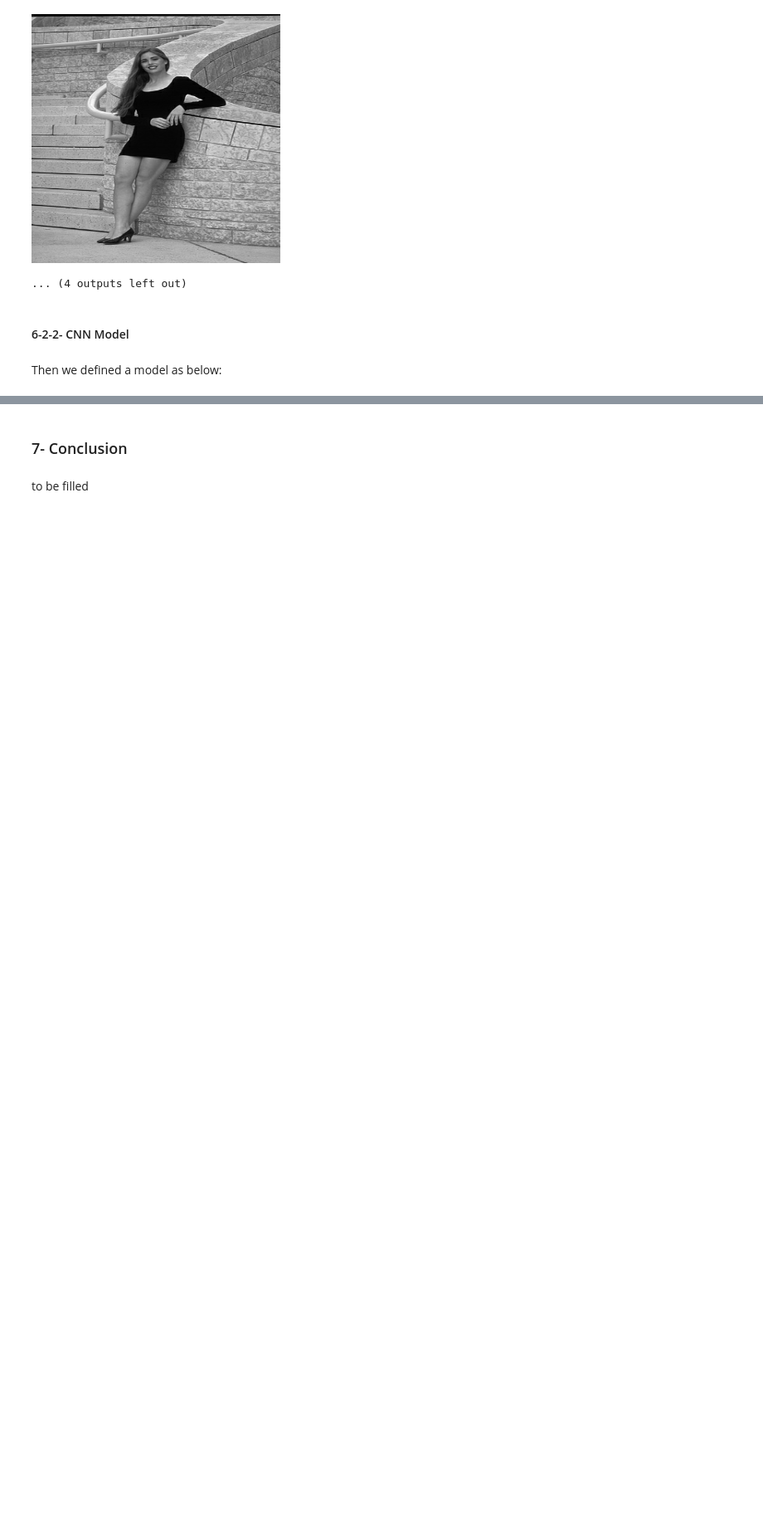
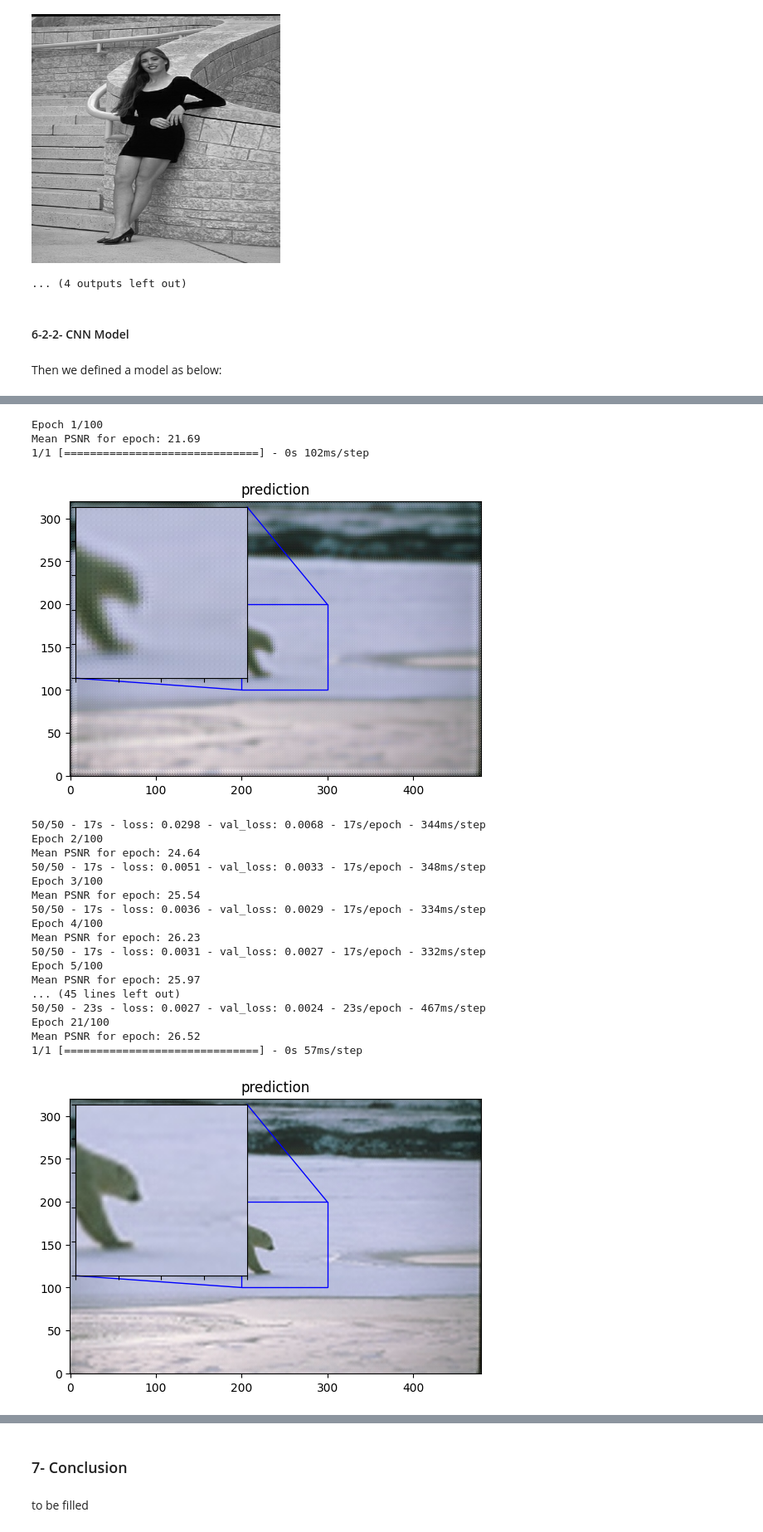
Before and after one commit to Kawians/DLIIMathProject, a Jupyter notebook: Report/DLIIReport.ipynb, the cells around one changed output, grey strips where cells are left out. Shown at 83% size. Saved outputs shown, nothing was run; the diff lists cells and outputs as text; code cells hidden in the pictures; blank space fills up the shorter version.

Commit message:
Finalizing Image Enhancement Explanations

```diff
--- a/Report/DLIIReport.ipynb
+++ b/Report/DLIIReport.ipynb
@@ -175,0 +190,19 @@ def get_model(upscale_factor=3, channels=1):
+# %%
+early_stopping_callback = keras.callbacks.EarlyStopping(monitor="loss", patience=10)
+
+checkpoint_filepath = "/tmp/checkpoint"
+
+model_checkpoint_callback = keras.callbacks.ModelCheckpoint(
+    filepath=checkpoint_filepath,
+    save_weights_only=True,
+    monitor="loss",
+    mode="min",
+    save_best_only=True,
+)
+
+model = get_model(upscale_factor=upscale_factor, channels=1)
+model.summary()
+
+callbacks = [ESPCNCallback(), early_stopping_callback, model_checkpoint_callback]
+loss_fn = keras.losses.MeanSquaredError()
+optimizer = keras.optimizers.Adam(learning_rate=0.001)
@@ -175,0 +231,36 @@ def get_model(upscale_factor=3, channels=1):
+# %%
+epochs = 100
+
+model.compile(
+    optimizer=optimizer, loss=loss_fn,
+)
+
+model.fit(
+    train_ds, epochs=epochs, callbacks=callbacks, validation_data=valid_ds, verbose=2
+)
+
+# The model weights (that are considered the best) are loaded into the model.
+model.load_weights(checkpoint_filepath)
+# %% [output]
+Epoch 1/100
+Mean PSNR for epoch: 21.69
+1/1 [==============================] - 0s 102ms/step
+[figure, added]
+50/50 - 17s - loss: 0.0298 - val_loss: 0.0068 - 17s/epoch - 344ms/step
+Epoch 2/100
+Mean PSNR for epoch: 24.64
+50/50 - 17s - loss: 0.0051 - val_loss: 0.0033 - 17s/epoch - 348ms/step
+Epoch 3/100
+Mean PSNR for epoch: 25.54
+50/50 - 17s - loss: 0.0036 - val_loss: 0.0029 - 17s/epoch - 334ms/step
+Epoch 4/100
+Mean PSNR for epoch: 26.23
+50/50 - 17s - loss: 0.0031 - val_loss: 0.0027 - 17s/epoch - 332ms/step
+Epoch 5/100
+Mean PSNR for epoch: 25.97
+... (45 lines left out)
+50/50 - 23s - loss: 0.0027 - val_loss: 0.0024 - 23s/epoch - 467ms/step
+Epoch 21/100
+Mean PSNR for epoch: 26.52
+1/1 [==============================] - 0s 57ms/step
+[figure, added]
```
Also changed, not shown: parts of 23 cells of this notebook.
